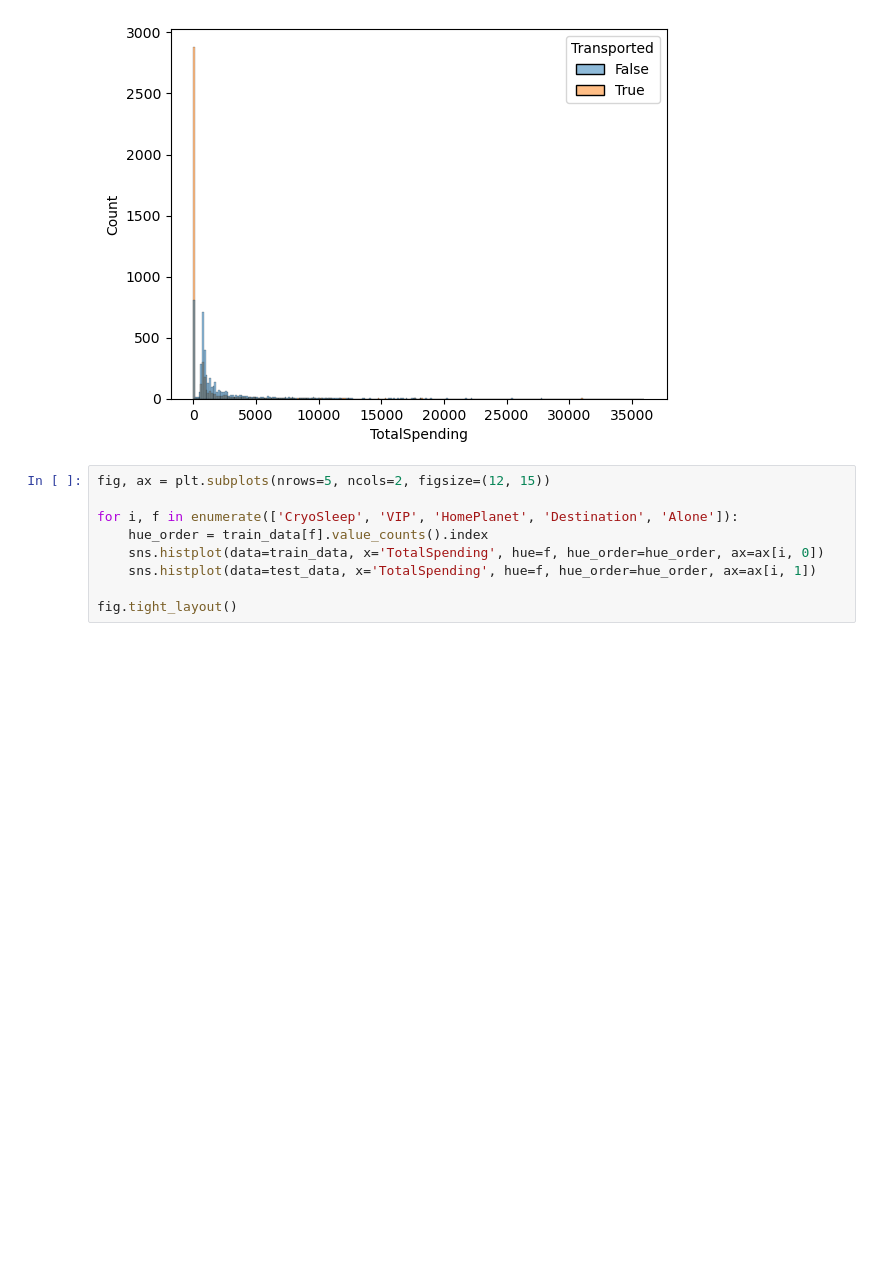
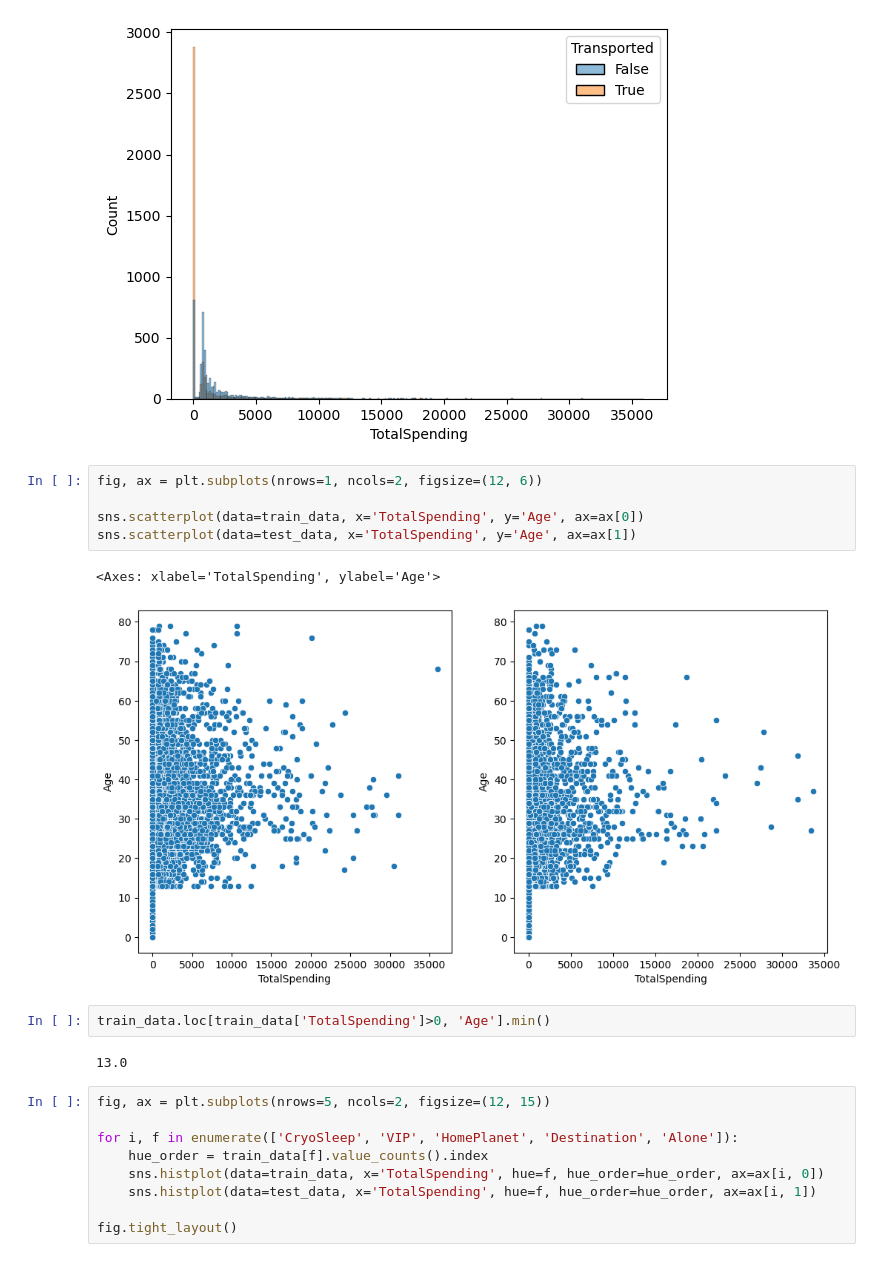
Before and after one commit to Chocomilkteaa/Space-Titanic, a Jupyter notebook: eda.ipynb, the cells around one changed output. Saved outputs shown, nothing was run; the diff lists cells and outputs as text; blank space fills up the shorter version.

```diff
--- a/eda.ipynb
+++ b/eda.ipynb
@@ -767,6 +807,18 @@ sns.histplot(train_data, x='TotalSpending', hue='Transported')
 # %% [output]
 <Axes: xlabel='TotalSpending', ylabel='Count'>
 [figure]
+# %%
+fig, ax = plt.subplots(nrows=1, ncols=2, figsize=(12, 6))
+
+sns.scatterplot(data=train_data, x='TotalSpending', y='Age', ax=ax[0])
+sns.scatterplot(data=test_data, x='TotalSpending', y='Age', ax=ax[1])
+# %% [output]
+<Axes: xlabel='TotalSpending', ylabel='Age'>
+[figure, added]
+# %%
+train_data.loc[train_data['TotalSpending']>0, 'Age'].min()
+# %% [output]
+13.0
 # %%
 fig, ax = plt.subplots(nrows=5, ncols=2, figsize=(12, 15))
 
```
Also changed, not shown: parts of 25 cells of this notebook, 1 other file.
